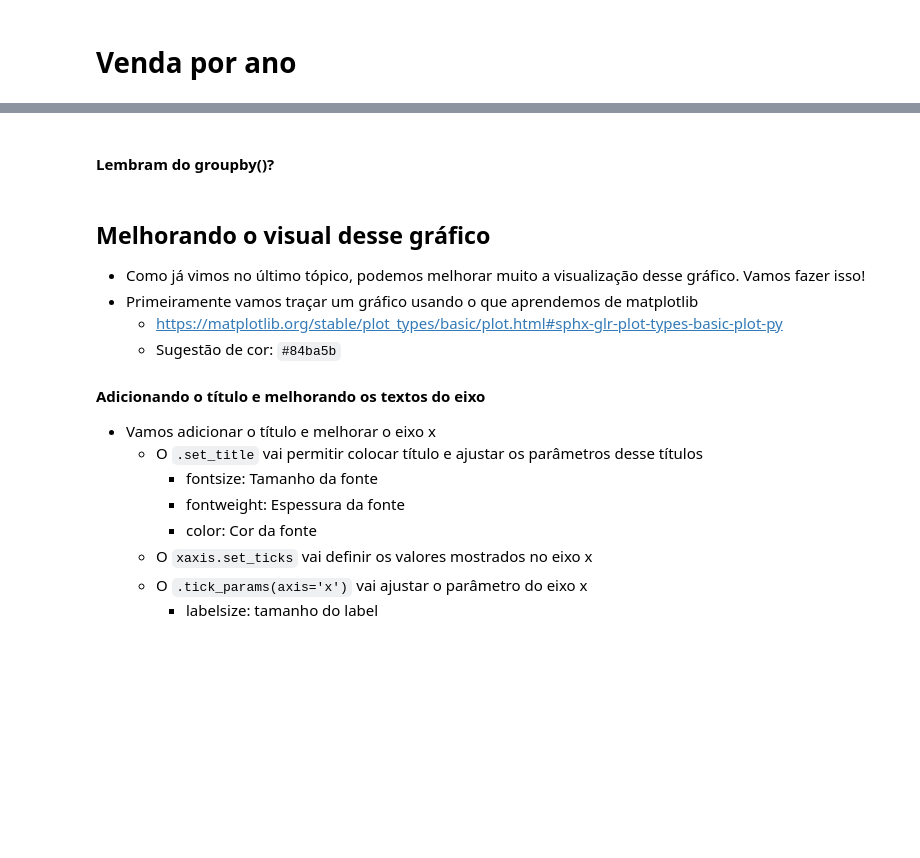
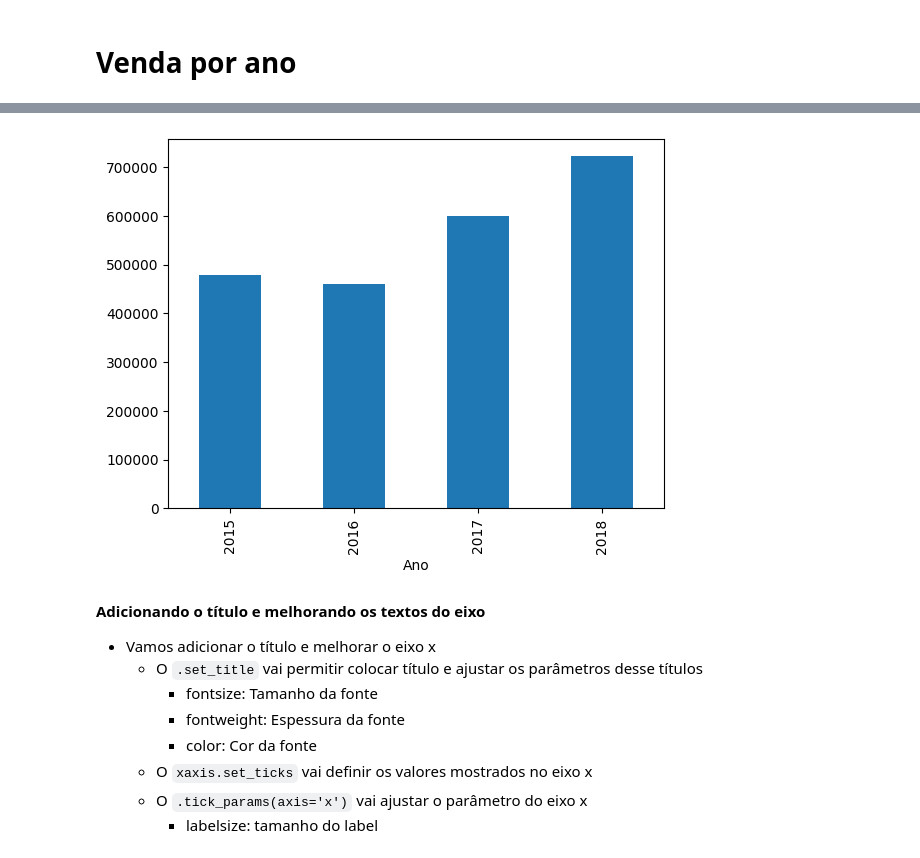
Before and after one commit to PauloViniciusR/PROJ_apresentacao_executiva, a Jupyter notebook: index.ipynb, the cells around one changed output, grey strips where cells are left out. Cells and saved outputs as stored; diff of their text form; code cells hidden in the pictures; blank space fills up the shorter version.

```diff
--- a/index.ipynb
+++ b/index.ipynb
@@ -148,0 +137,13 @@ import datetime as dt
+# %%
+# Convertendo as colunas de data para datetime
+df_base["Order Date"] = pd.to_datetime(
+    df_base["Order Date"],
+    dayfirst=True,
+    errors="coerce"
+)
+
+df_base["Ship Date"] = pd.to_datetime(
+    df_base["Ship Date"],
+    dayfirst=True,
+    errors="coerce"
+)
@@ -157,3 +181,7 @@ import datetime as dt
 # Venda por ano
 # %%
 # Criando uma coluna com o ano
+
+df_base["Ano"] = df_base["Order Date"].dt.year
+
+df_base.head()
@@ -160,13 +195,8 @@ import datetime as dt
-# %% [markdown]
-#### Lembram do groupby()?
 # %%
 # Usando essa coluna no group by e criando um plot de barras
+df_base.groupby("Ano")["Sales"].sum().plot.bar();
+# %% [output]
+[figure, added]
-# %% [markdown]
-## Melhorando o visual desse gráfico
-- Como já vimos no último tópico, podemos melhorar muito a visualização desse gráfico. Vamos fazer isso!
-- Primeiramente vamos traçar um gráfico usando o que aprendemos de matplotlib
-    - https://matplotlib.org/stable/plot_types/basic/plot.html#sphx-glr-plot-types-basic-plot-py
-    - Sugestão de cor: `#84ba5b`
 # %%
 import matplotlib.pyplot as plt
 # %%
```
Also changed, not shown: parts of 13 cells of this notebook.
